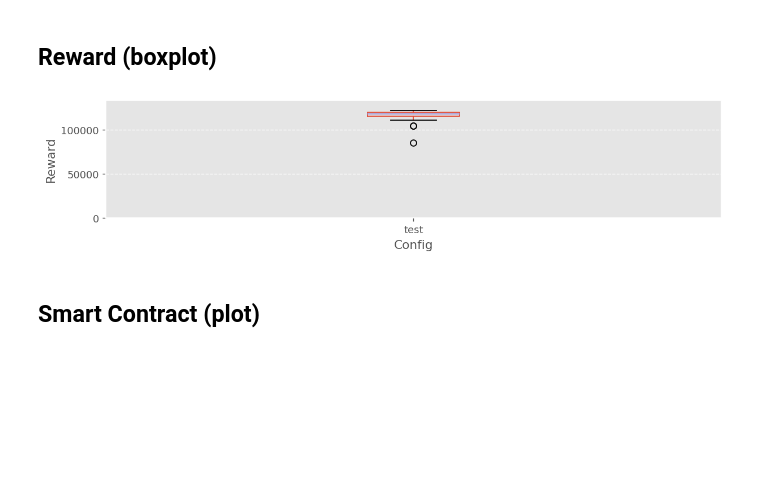
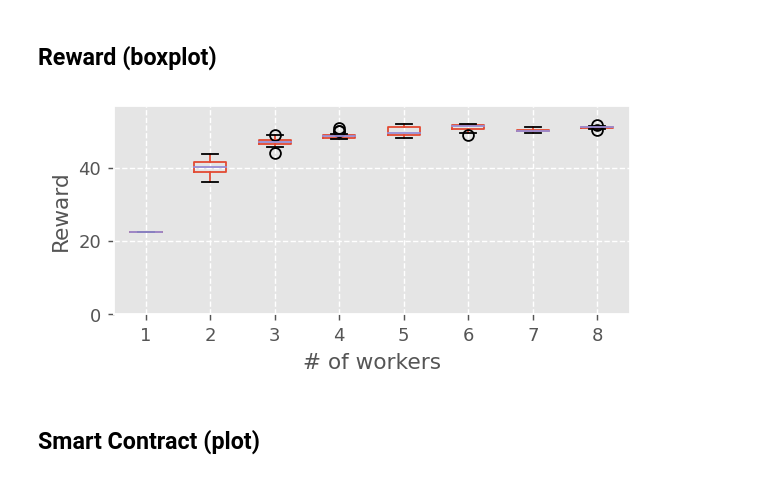
Before and after one commit to teksander/toychain-argos, a Jupyter notebook: MarketForaging/results/plotter_econ.ipynb, the cells around one changed output. Saved outputs shown, nothing was run; the diff lists cells and outputs as text; code cells hidden in the pictures; blank space fills up the shorter version.

```diff
--- a/MarketForaging/results/plotter_econ.ipynb
+++ b/MarketForaging/results/plotter_econ.ipynb
@@ -468,39 +413,40 @@ plt.show()
 # %%
 # Generate the dataframe
 df = df_loop
-# df = get_param_df(df, 'generic', 'num_robots', alias = 'Robots')
+df = get_param_df(df, 'generic', 'num_robots', alias = 'Robots')
 # df = get_param_df(df, 'experiment', 'MAXWORKERS', alias = 'limit')
 # df = get_param_df(df, 'experiment', 'EPSILON', alias = 'epsilon')
 
 # Plot options
 XX = 'CFG'
 YY = 'VALUE'
-BP = 'CFG'
+BP = 'EXP'
 yl = 'Reward'
-xl = 'Config'
-fs = xm(2)*flwidth
+xl = '# of workers'
+fs = flwidth
 
 # Process the data
+df[YY] = df[YY].div(1000)
 df = df.groupby([]+EXP_CFG_REP, as_index=False).agg({YY:'max'})
 
 # Create plot
 bp = df.groupby(BP).boxplot(column=[YY], by = XX, sharex=True, figsize=fs, layout=(1,1))
 
 # Edit plot
 plt.suptitle('')
-for axi in bp:axi.xaxis.set_minor_locator(ticker.NullLocator())
-for axi in bp: axi.xaxis.grid(False)
+# for axi in bp:axi.xaxis.set_minor_locator(ticker.NullLocator())
+for axi in bp: axi.xaxis.grid(True, linestyle = '--')
 for axi in bp: axi.yaxis.grid(True, linestyle = '--')
 for axi in bp: axi.set_xlabel(xl)
 for axi in bp: axi.set_ylabel(yl)
 for axi in bp: axi.set_title('')
 for axi in bp: axi.set_ylim(ymin=0, ymax = df[YY].max()*1.1)
 
 plt.gcf().tight_layout()
 # plt.savefig("plots/experiment_"+EXP+"/value_bp_%s_%s.png" % (XX,YY), bbox_inches='tight', dpi=600)
 plt.show()
 # %% [output]
-[figure, old version]
+[figure, new version]
 # %% [markdown]
 ## Smart Contract (plot)
 # %%
```
Also changed, not shown: parts of 22 cells of this notebook, 7 other files.
